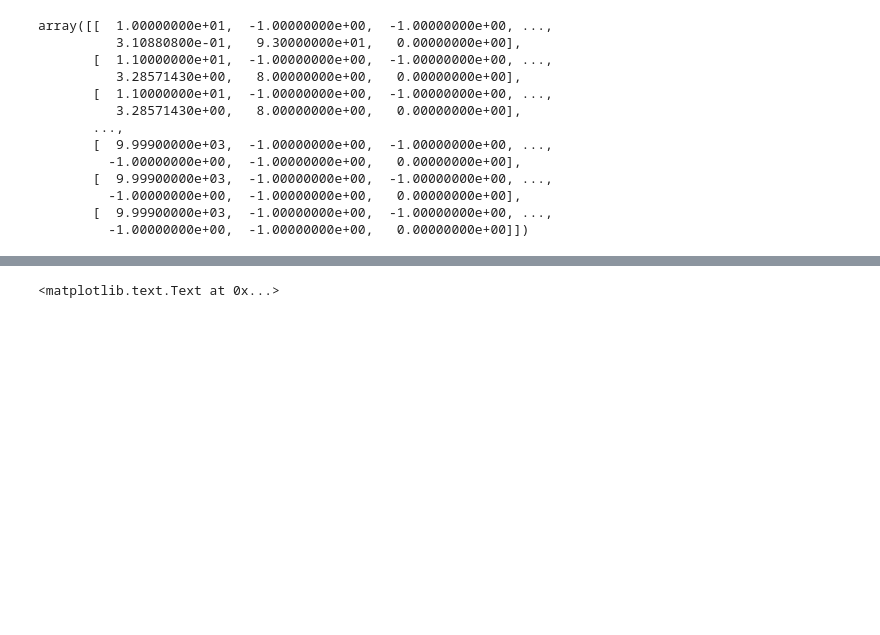
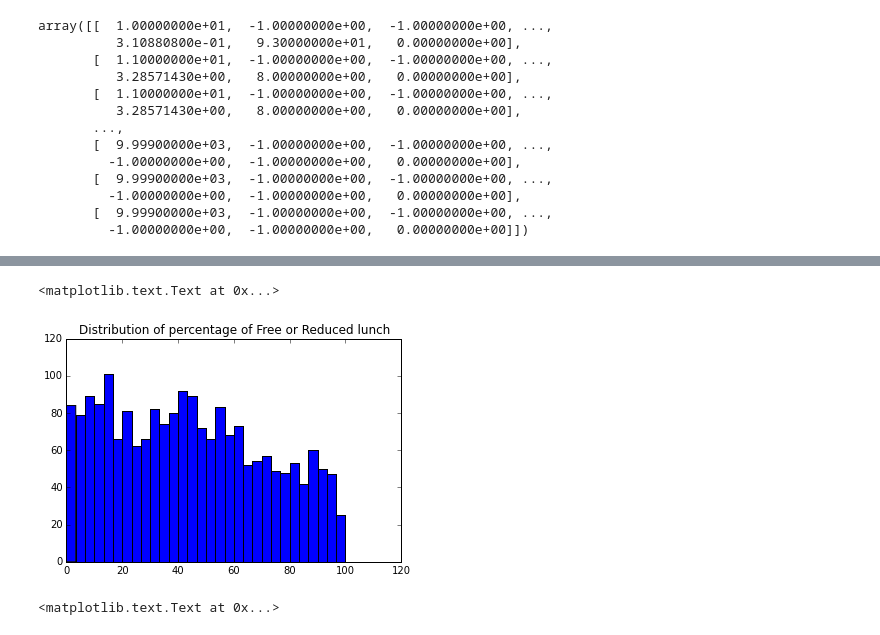
Before and after one commit to MinHyung-Kang/ColoradoEducation, a Jupyter notebook: Data_Exploration.ipynb, the cells around one changed output, grey strips where cells are left out. Drawn from its saved outputs; the diff is of its cells as text; code cells hidden in the pictures; blank space fills up the shorter version.

```diff
--- a/Data_Exploration.ipynb
+++ b/Data_Exploration.ipynb
@@ -209,3 +234,11 @@ array([[  1.00000000e+01,  -1.00000000e+00,  -1.00000000e+00, ...,
+# %%
+percentRFLunch = data_2010[:,34]
+percentRFLunch = percentRFLunch[percentRFLunch != -1]
+plt.hist(percentRFLunch, bins = 30)
+plt.title("Distribution of percentage of Free or Reduced lunch")
+# %% [output]
+<matplotlib.text.Text at 0x...>
+[figure, added]
 # %%
 %matplotlib inline
 import matplotlib
```
Also changed, not shown: parts of 13 cells of this notebook.
